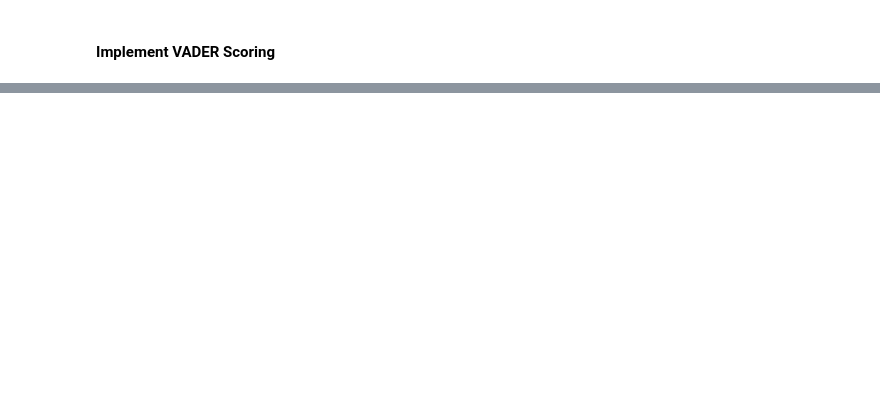
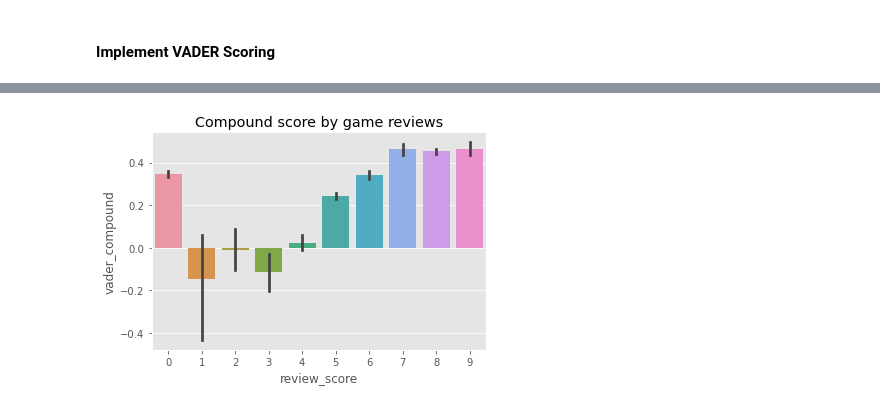
Before and after one commit to EdwinVIII/dataknights_project, a Jupyter notebook: Sentiment Analysis.ipynb, the cells around one changed output, grey strips where cells are left out. Saved outputs shown, nothing was run; the diff lists cells and outputs as text; code cells hidden in the pictures; blank space fills up the shorter version.

```diff
--- a/Sentiment Analysis.ipynb
+++ b/Sentiment Analysis.ipynb
@@ -166,0 +409,6 @@ df_GameStats.head()
+# %%
+ax = sns.barplot(data = df_GameStats , x = 'review_score', y = 'vader_compound')
+ax.set_title('Compound score by game reviews')
+plt.show()
+# %% [output]
+[figure, added]
```
Also changed, not shown: parts of 34 cells of this notebook.
